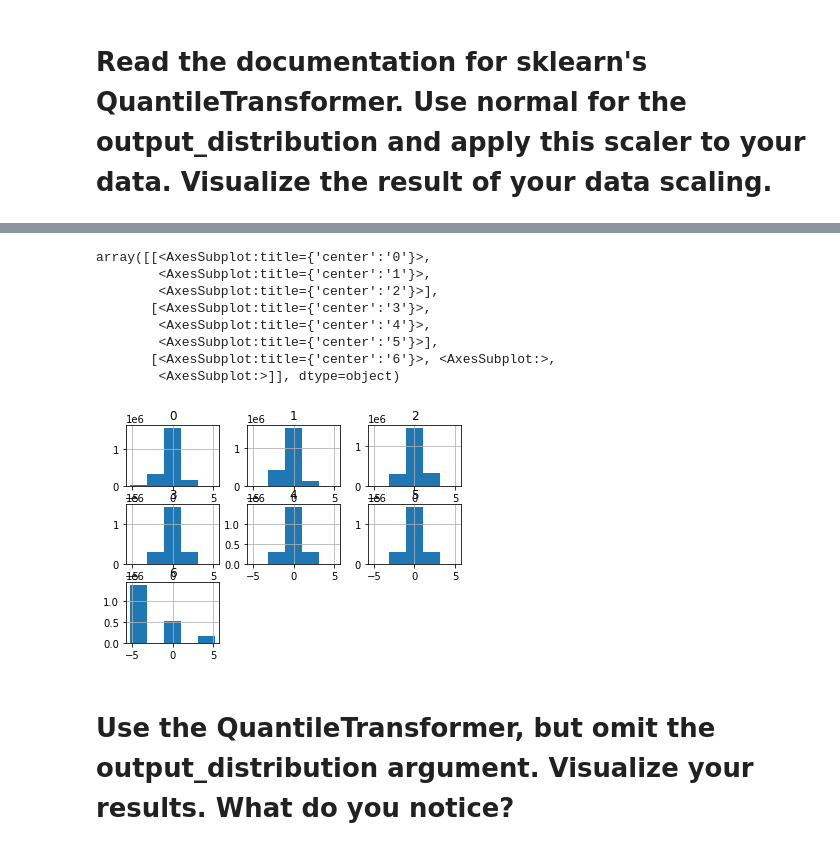
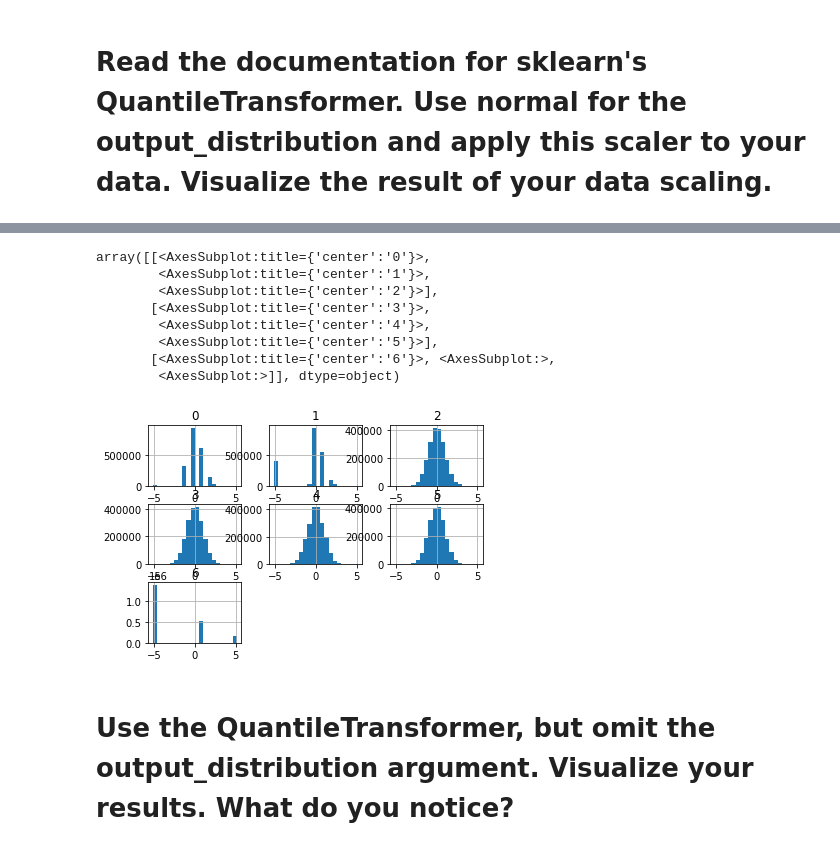
Before and after one commit to richie-p-meyer/regression-exercises, a Jupyter notebook: scaling.ipynb, the cells around one changed output, grey strips where cells are left out. Saved outputs shown, nothing was run; the diff lists cells and outputs as text; code cells hidden in the pictures.

```diff
--- a/scaling.ipynb
+++ b/scaling.ipynb
@@ -125,16 +125,16 @@ pd.DataFrame(scaler.fit_transform(df))
 2054416 rows × 7 columns
 # %%
-pd.DataFrame(scaler.fit_transform(df)).hist(bins=5)
+pd.DataFrame(scaler.fit_transform(df)).hist(bins=20)
 # %% [output]
 array([[<AxesSubplot:title={'center':'0'}>,
         <AxesSubplot:title={'center':'1'}>,
         <AxesSubplot:title={'center':'2'}>],
        [<AxesSubplot:title={'center':'3'}>,
         <AxesSubplot:title={'center':'4'}>,
         <AxesSubplot:title={'center':'5'}>],
        [<AxesSubplot:title={'center':'6'}>, <AxesSubplot:>,
         <AxesSubplot:>]], dtype=object)
-[figure, old version]
+[figure, new version]
 # %% [markdown]
 # Use the QuantileTransformer, but omit the output_distribution argument. Visualize your results. What do you notice?
 # %%
```
Also changed, not shown: parts of 3 cells of this notebook, 4 other files.
